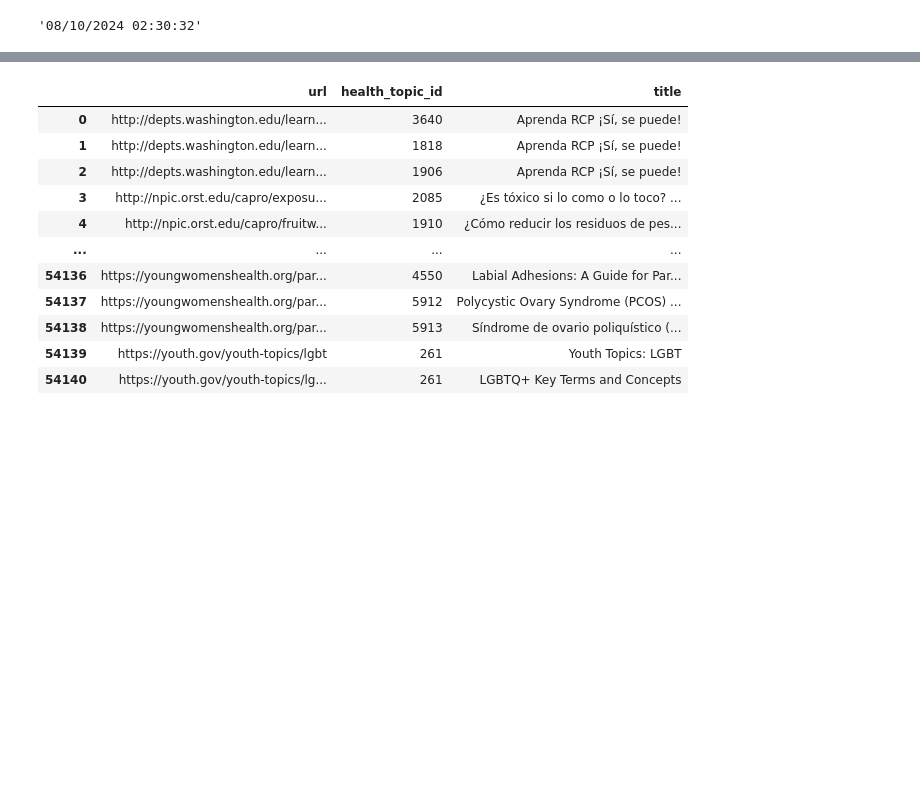
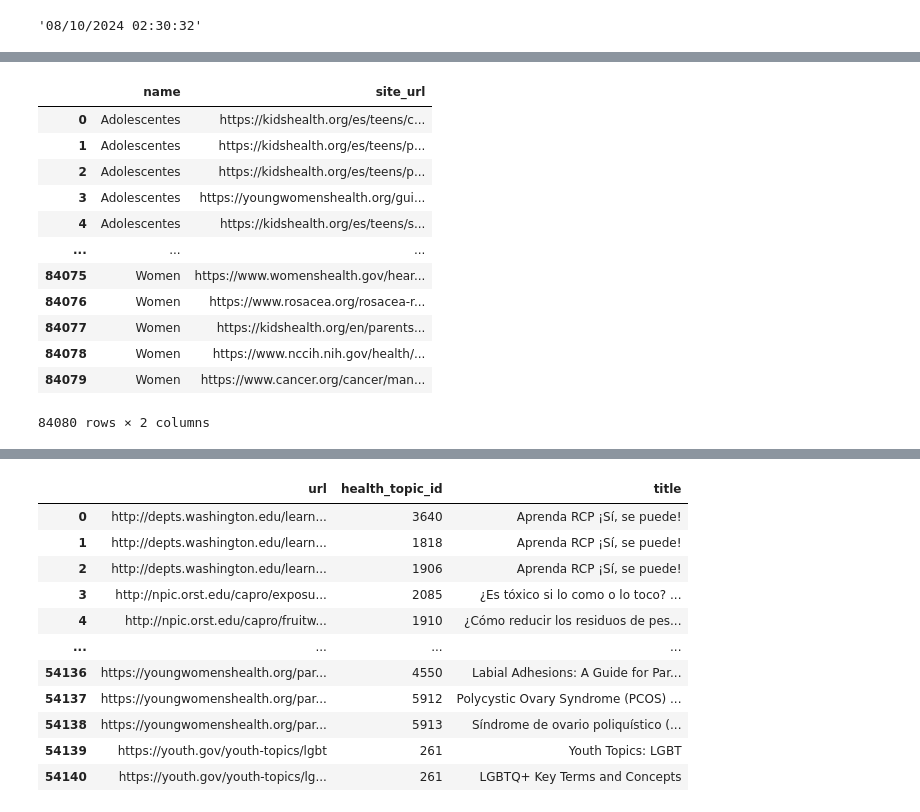
Before and after one commit to UCR-ECCI-MM/tareas-programadas-mrflexers, a Jupyter notebook: tarea_1/notebooks/preprocessing.ipynb, the cells around one changed output, grey strips where cells are left out. Saved outputs shown, nothing was run; the diff lists cells and outputs as text; code cells hidden in the pictures; blank space fills up the shorter version.

```diff
--- a/tarea_1/notebooks/preprocessing.ipynb
+++ b/tarea_1/notebooks/preprocessing.ipynb
@@ -216,6 +243,22 @@ group_df
 | 41 | 43 | https://medlineplus.gov/spanish/m... | Sistema reproductor masculino |
 | 42 | 44 | https://medlineplus.gov/disasters... | Disasters |
 | 43 | 45 | https://medlineplus.gov/spanish/d... | Diabetes mellitus |
+# %%
+info_cat_site_df
+# %% [output]
+|  | name | site_url |
+| 0 | Adolescentes | https://kidshealth.org/es/teens/c... |
+| 1 | Adolescentes | https://kidshealth.org/es/teens/p... |
+| 2 | Adolescentes | https://kidshealth.org/es/teens/p... |
+| 3 | Adolescentes | https://youngwomenshealth.org/gui... |
+| 4 | Adolescentes | https://kidshealth.org/es/teens/s... |
+| ... | ... | ... |
+| 84075 | Women | https://www.womenshealth.gov/hear... |
+| 84076 | Women | https://www.rosacea.org/rosacea-r... |
+| 84077 | Women | https://kidshealth.org/en/parents... |
+| 84078 | Women | https://www.nccih.nih.gov/health/... |
+| 84079 | Women | https://www.cancer.org/cancer/man... |
+84080 rows × 2 columns
 # %%
 health_topic_df
 # %% [output]
```
Also changed, not shown: parts of 15 cells of this notebook, 9 other files.
